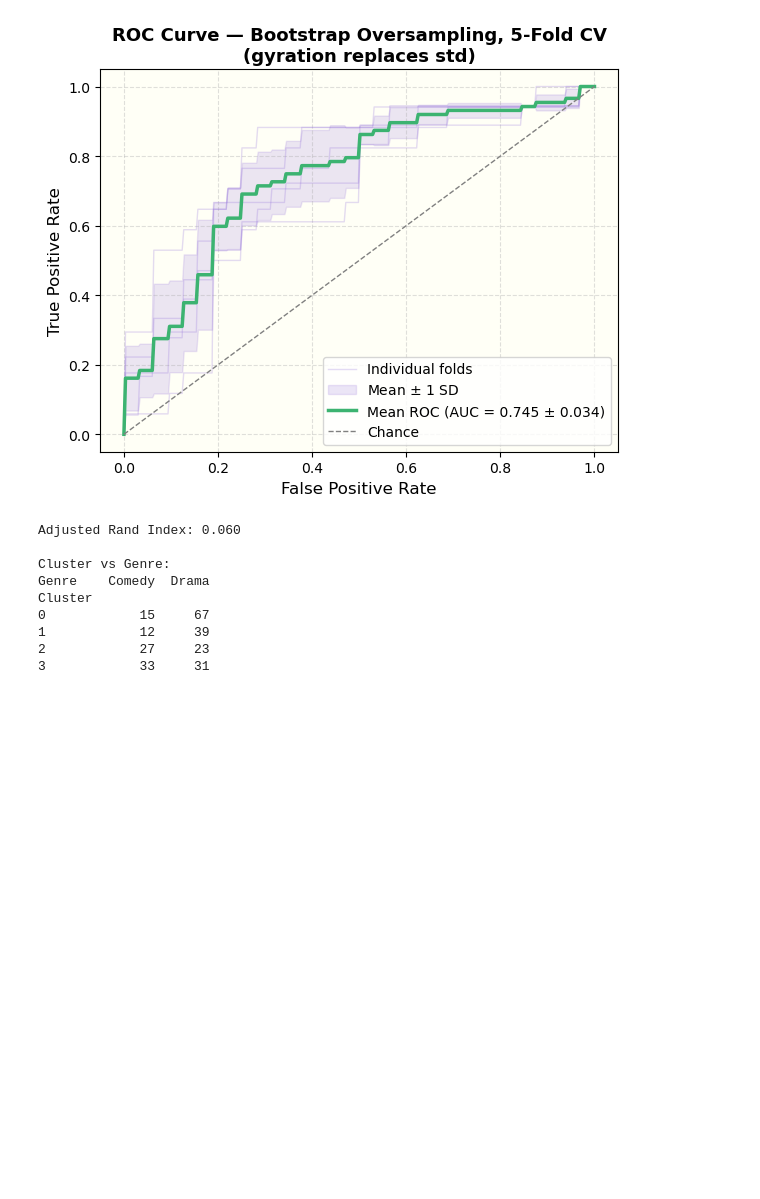
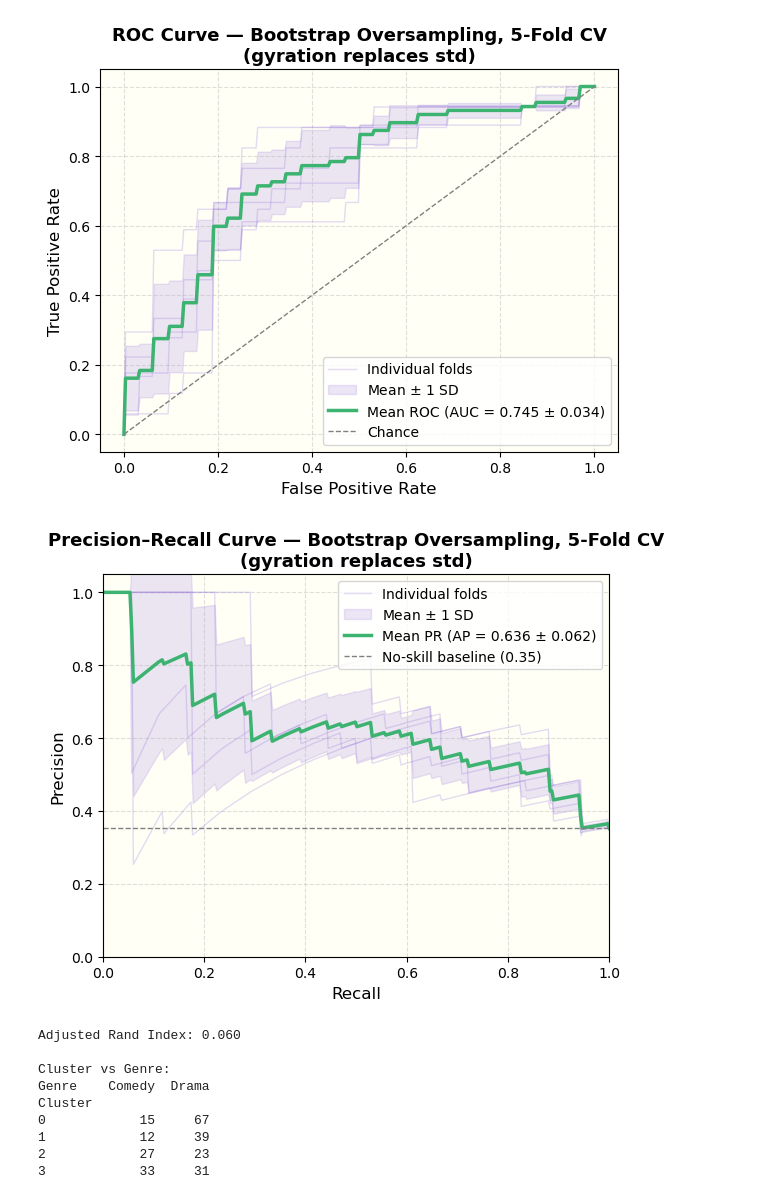
Before and after one commit to lcohenwanis/pocs2-spring2026-genre-from-archetypes, a Jupyter notebook: notebooks/prediction_gyration.ipynb, the cells around one changed output. Drawn from its saved outputs; the diff is of its cells as text; code cells hidden in the pictures; blank space fills up the shorter version.

Commit message:
add precision recall curve plot

```diff
--- a/notebooks/prediction_gyration.ipynb
+++ b/notebooks/prediction_gyration.ipynb
@@ -391,6 +391,71 @@ plt.savefig('../figures/genre_prediction_roc_bootstrap_gyration.png', dpi=300)
 plt.show()
 # %% [output]
 [figure]
+# %%
+from sklearn.metrics import precision_recall_curve, average_precision_score
+
+mean_recall = np.linspace(0, 1, 300)
+fold_precisions = []
+fold_aps = []
+
+np.random.seed(42)
+for train_idx, test_idx in cv.split(X_no_std, y):
+    X_train, X_test = X_no_std[train_idx], X_no_std[test_idx]
+    y_train, y_test = y[train_idx], y[test_idx]
+
+    comedy_train = X_train[y_train == 1]
+    comedy_mean  = np.mean(comedy_train, axis=0)
+    comedy_cov   = np.cov(comedy_train.T)
+    n_needed     = (y_train == 0).sum() - (y_train == 1).sum()
+    synthetic_X  = np.random.multivariate_normal(comedy_mean, comedy_cov, size=n_needed)
+    synthetic_y  = np.ones(n_needed)
+
+    X_train_aug = np.vstack([X_train, synthetic_X])
+    y_train_aug = np.concatenate([y_train, synthetic_y])
+
+    scaler_pr = StandardScaler()
+    X_tr_sc = scaler_pr.fit_transform(X_train_aug)
+    X_te_sc = scaler_pr.transform(X_test)
+
+    clf_pr = LogisticRegression(max_iter=1000)
+    clf_pr.fit(X_tr_sc, y_train_aug)
+
+    y_prob_pr = clf_pr.predict_proba(X_te_sc)[:, 1]
+    precision, recall, _ = precision_recall_curve(y_test, y_prob_pr)
+    # precision_recall_curve returns recall in decreasing order; flip for interp
+    fold_precisions.append(np.interp(mean_recall, recall[::-1], precision[::-1]))
+    fold_aps.append(average_precision_score(y_test, y_prob_pr))
+
+mean_precision = np.mean(fold_precisions, axis=0)
+std_precision  = np.std(fold_precisions, axis=0)
+baseline_precision = y.mean()  # no-skill line = class prevalence
+
+fig, ax = plt.subplots(figsize=(6, 5))
+ax.set_facecolor((1.0, 1.0, 0.965))
+
+for i, prec_fold in enumerate(fold_precisions):
+    ax.plot(mean_recall, prec_fold, color='mediumpurple', alpha=0.25, linewidth=1,
+            label='Individual folds' if i == 0 else None)
+
+ax.fill_between(mean_recall, mean_precision - std_precision, mean_precision + std_precision,
+                color='mediumpurple', alpha=0.18, label=r'Mean $\pm$ 1 SD')
+ax.plot(mean_recall, mean_precision, color='mediumseagreen', linewidth=2.5,
+        label=f'Mean PR (AP = {np.mean(fold_aps):.3f} ± {np.std(fold_aps):.3f})')
+ax.axhline(baseline_precision, linestyle='--', color='gray', linewidth=1,
+           label=f'No-skill baseline ({baseline_precision:.2f})')
+
+ax.set_xlabel('Recall', fontsize=12)
+ax.set_ylabel('Precision', fontsize=12)
+ax.set_title('Precision–Recall Curve — Bootstrap Oversampling, 5-Fold CV\n(gyration replaces std)', fontsize=13, fontweight='bold')
+ax.set_xlim([0, 1])
+ax.set_ylim([0, 1.05])
+ax.legend(fontsize=10, loc='upper right')
+ax.grid(True, linestyle='--', alpha=0.4)
+plt.tight_layout()
+plt.savefig('../figures/genre_prediction_pr_bootstrap_gyration.png', dpi=300)
+plt.show()
+# %% [output]
+[figure, added]
 # %%
 scaler = StandardScaler()
 X_scaled = scaler.fit_transform(X_no_std)
```
Also changed, not shown: 1 other file.
